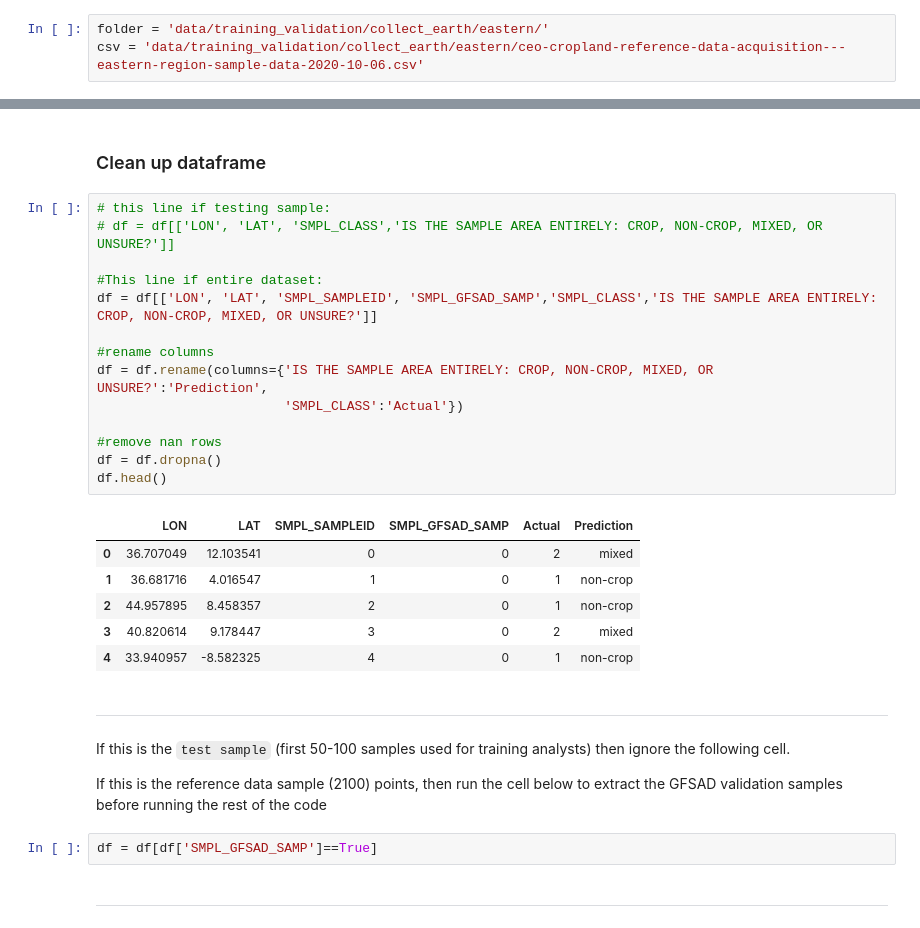
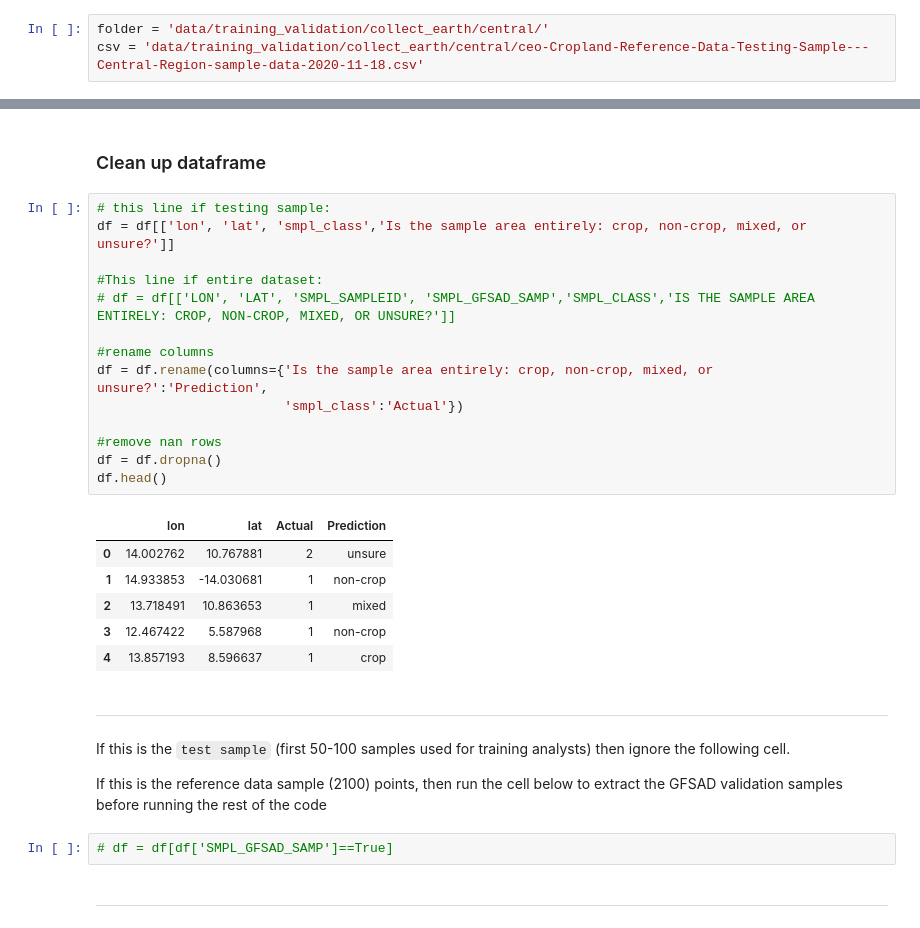
Before and after one commit to fivejjs/deafrica-sandbox-notebooks, a Jupyter notebook: crop_mask/reference_data_quality_assessment.ipynb, the cells around one changed output, grey strips where cells are left out. Drawn from its saved outputs; the diff is of its cells as text.

Commit message:
new td and testing sample code

```diff
--- a/crop_mask/reference_data_quality_assessment.ipynb
+++ b/crop_mask/reference_data_quality_assessment.ipynb
@@ -21,8 +21,8 @@ from sklearn.metrics import f1_score
 # %% [markdown]
 ## Analysis Parameters
 # %%
-folder = 'data/training_validation/collect_earth/eastern/'
-csv = 'data/training_validation/collect_earth/eastern/ceo-cropland-reference-data-acquisition---eastern-region-sample-data-2020-10-06.csv'
+folder = 'data/training_validation/collect_earth/central/'
+csv = 'data/training_validation/collect_earth/central/ceo-Cropland-Reference-Data-Testing-Sample---Central-Region-sample-data-2020-11-18.csv'
 # %% [markdown]
 ### Load the dataset
 # %%
@@ -32,32 +32,32 @@ df = pd.read_csv(csv)
 ### Clean up dataframe
 # %%
 # this line if testing sample:
-# df = df[['LON', 'LAT', 'SMPL_CLASS','IS THE SAMPLE AREA ENTIRELY: CROP, NON-CROP, MIXED, OR UNSURE?']]
+df = df[['lon', 'lat', 'smpl_class','Is the sample area entirely: crop, non-crop, mixed, or unsure?']]
 
 #This line if entire dataset:
-df = df[['LON', 'LAT', 'SMPL_SAMPLEID', 'SMPL_GFSAD_SAMP','SMPL_CLASS','IS THE SAMPLE AREA ENTIRELY: CROP, NON-CROP, MIXED, OR UNSURE?']]
+# df = df[['LON', 'LAT', 'SMPL_SAMPLEID', 'SMPL_GFSAD_SAMP','SMPL_CLASS','IS THE SAMPLE AREA ENTIRELY: CROP, NON-CROP, MIXED, OR UNSURE?']]
 
 #rename columns
-df = df.rename(columns={'IS THE SAMPLE AREA ENTIRELY: CROP, NON-CROP, MIXED, OR UNSURE?':'Prediction',
-                        'SMPL_CLASS':'Actual'})
+df = df.rename(columns={'Is the sample area entirely: crop, non-crop, mixed, or unsure?':'Prediction',
+                        'smpl_class':'Actual'})
 
 #remove nan rows
 df = df.dropna()
 df.head()
 # %% [output]
-|  | LON | LAT | SMPL_SAMPLEID | SMPL_GFSAD_SAMP | Actual | Prediction |
-| 0 | 36.707049 | 12.103541 | 0 | 0 | 2 | mixed |
-| 1 | 36.681716 | 4.016547 | 1 | 0 | 1 | non-crop |
-| 2 | 44.957895 | 8.458357 | 2 | 0 | 1 | non-crop |
-| 3 | 40.820614 | 9.178447 | 3 | 0 | 2 | mixed |
-| 4 | 33.940957 | -8.582325 | 4 | 0 | 1 | non-crop |
+|  | lon | lat | Actual | Prediction |
+| 0 | 14.002762 | 10.767881 | 2 | unsure |
+| 1 | 14.933853 | -14.030681 | 1 | non-crop |
+| 2 | 13.718491 | 10.863653 | 1 | mixed |
+| 3 | 12.467422 | 5.587968 | 1 | non-crop |
+| 4 | 13.857193 | 8.596637 | 1 | crop |
 # %% [markdown]
 ***
 If this is the `test sample` (first 50-100 samples used for training analysts) then ignore the following cell.
 
 If this is the reference data sample (2100) points, then run the cell below to extract the GFSAD validation samples before running the rest of the code
 # %%
-df = df[df['SMPL_GFSAD_SAMP']==True]
+# df = df[df['SMPL_GFSAD_SAMP']==True]
 # %% [markdown]
 ***
 # %% [markdown]
```
Also changed, not shown: parts of 9 cells of this notebook, 13 other files.
